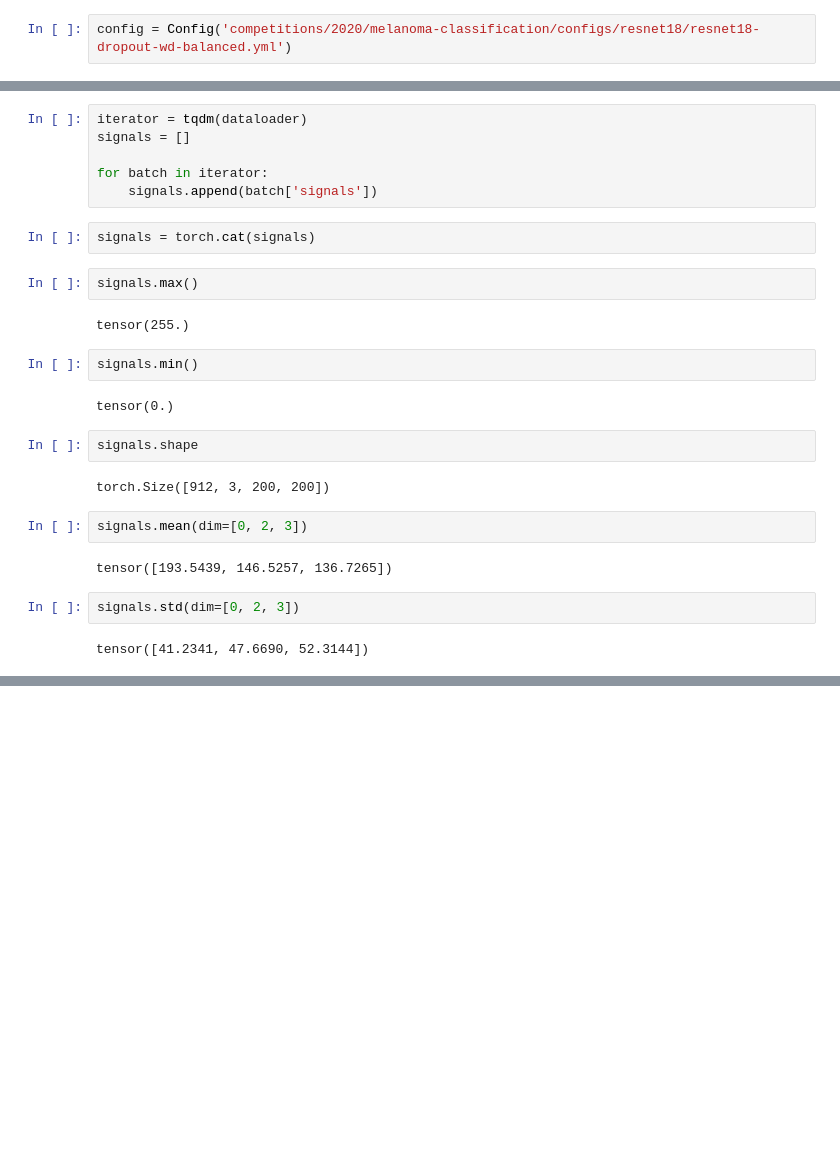
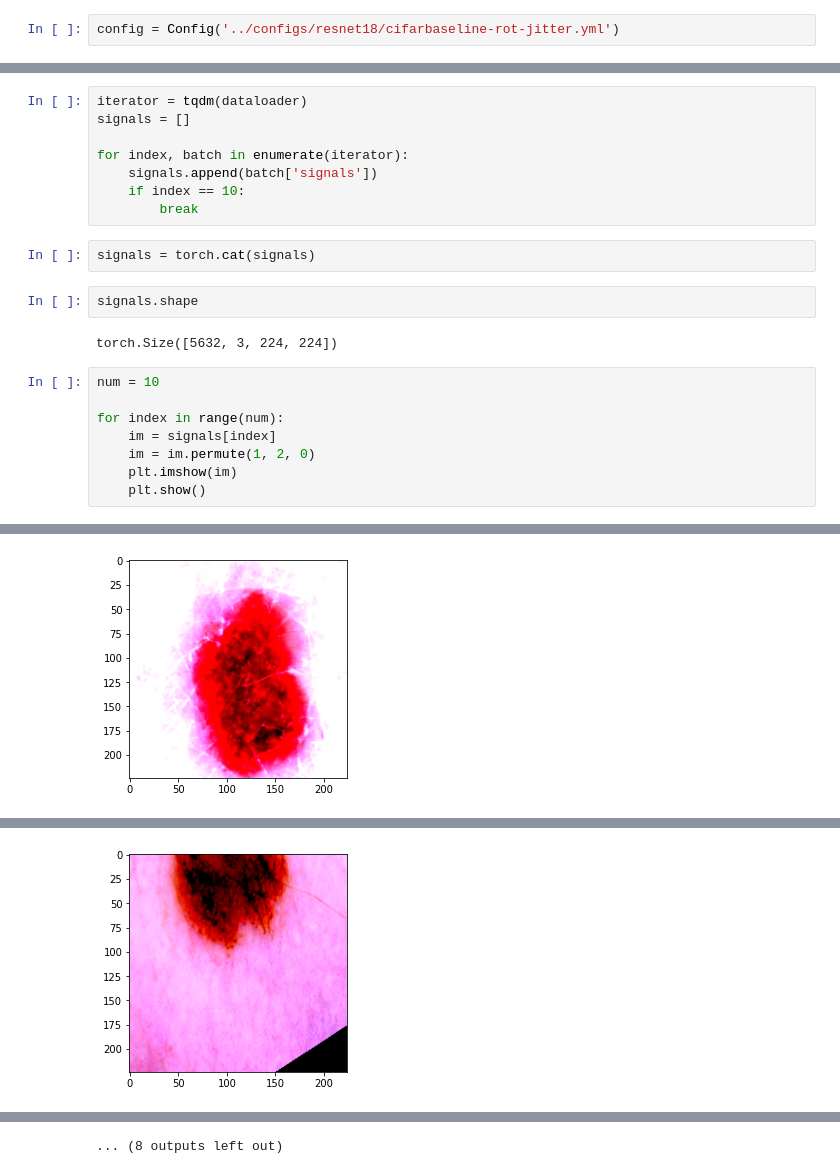
Before and after one commit to core-ml/coreml, a Jupyter notebook: competitions/2020/melanoma-classification/analysis/look-at-dataloader.ipynb, the cells around one changed output, grey strips where cells are left out. Drawn from its saved outputs; the diff is of its cells as text; blank space fills up the shorter version.

```diff
--- a/competitions/2020/melanoma-classification/analysis/look-at-dataloader.ipynb
+++ b/competitions/2020/melanoma-classification/analysis/look-at-dataloader.ipynb
@@ -12,7 +13,7 @@ from coreml.config import Config
 from coreml.data.dataloader import get_dataloader
 from coreml.utils.io import read_yml
 # %%
-config = Config('competitions/2020/melanoma-classification/configs/resnet18/resnet18-dropout-wd-balanced.yml')
+config = Config('../configs/resnet18/cifarbaseline-rot-jitter.yml')
 # %%
 dataloader, dataset = get_dataloader(
         config.data, 'train',
@@ -26,27 +27,22 @@ dataloader, dataset = get_dataloader(
 iterator = tqdm(dataloader)
 signals = []
 
-for batch in iterator:
+for index, batch in enumerate(iterator):
     signals.append(batch['signals'])
+    if index == 10:
+        break
 # %%
 signals = torch.cat(signals)
-# %%
-signals.max()
-# %% [output]
-tensor(255.)
-# %%
-signals.min()
-# %% [output]
-tensor(0.)
 # %%
 signals.shape
 # %% [output]
-torch.Size([912, 3, 200, 200])
+torch.Size([5632, 3, 224, 224])
-# %%
-signals.mean(dim=[0, 2, 3])
-# %% [output]
-tensor([193.5439, 146.5257, 136.7265])
-# %%
-signals.std(dim=[0, 2, 3])
-# %% [output]
-tensor([41.2341, 47.6690, 52.3144])
+# %%
+num = 10
+
+for index in range(num):
+    im = signals[index]
+    im = im.permute(1, 2, 0)
+    plt.imshow(im)
+    plt.show()
+# %% [output]
@@ -52,0 +50 @@ tensor([41.2341, 47.6690, 52.3144])
+[figure, added]
@@ -52,0 +52 @@ tensor([41.2341, 47.6690, 52.3144])
+[figure, added]
@@ -52,0 +61 @@ tensor([41.2341, 47.6690, 52.3144])
+... (8 outputs left out)
```
Also changed, not shown: parts of 3 cells of this notebook, 4 other files.
